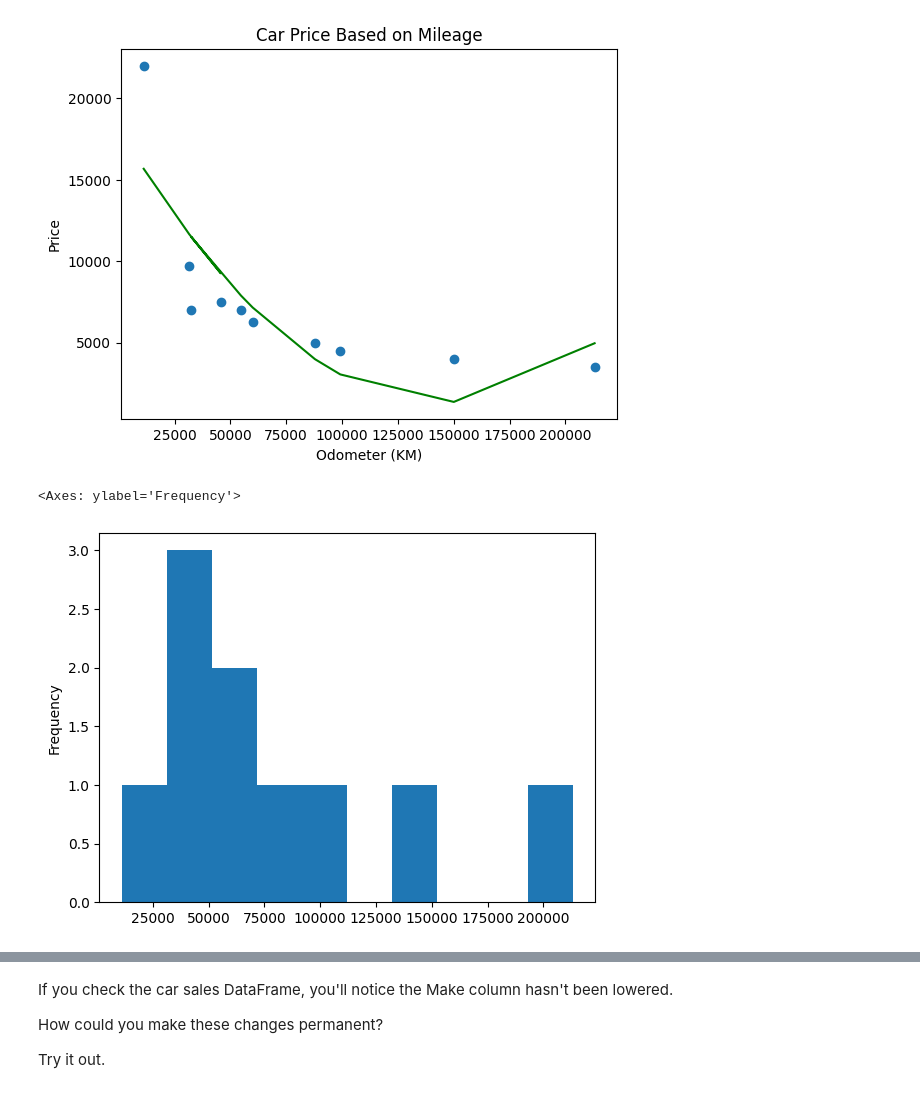
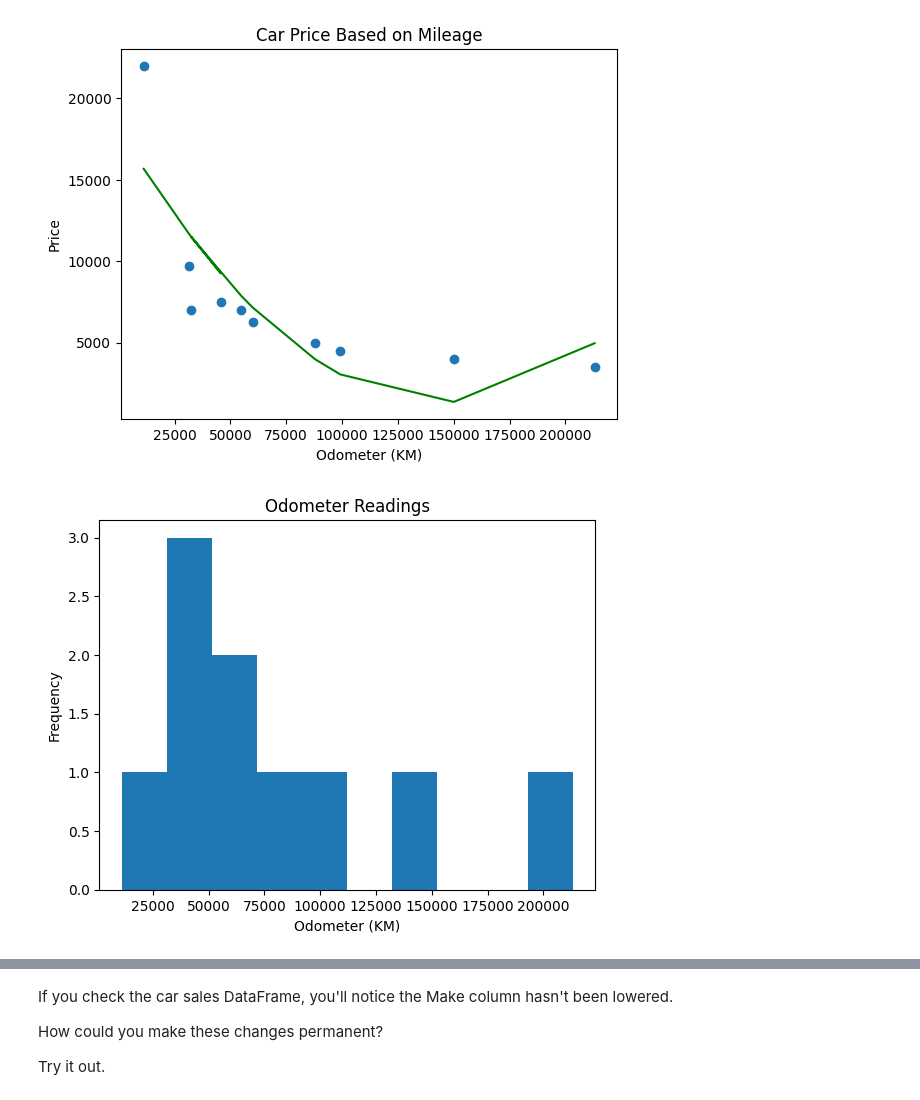
Before and after one commit to Op3yem1/AI_ML_Portfolio, a Jupyter notebook: Car Sales Prediction/car_sales_data.ipynb, the cells around one changed output, grey strips where cells are left out. Drawn from its saved outputs; the diff is of its cells as text; code cells hidden in the pictures.

```diff
--- a/Car Sales Prediction/car_sales_data.ipynb
+++ b/Car Sales Prediction/car_sales_data.ipynb
@@ -382,6 +379,9 @@ plt.show()
 # %%
 # Create a histogram of the Odometer column using hist()
 car_sales['Odometer (KM)'].plot.hist() # .hist() produces a histogram
+plt.title('Odometer Readings')
+plt.xlabel('Odometer (KM)')
+plt.ylabel('Frequency')
+plt.show()
 # %% [output]
-<Axes: ylabel='Frequency'>
-[figure, old version]
+[figure, new version]
```
Also changed, not shown: parts of 29 cells of this notebook.
